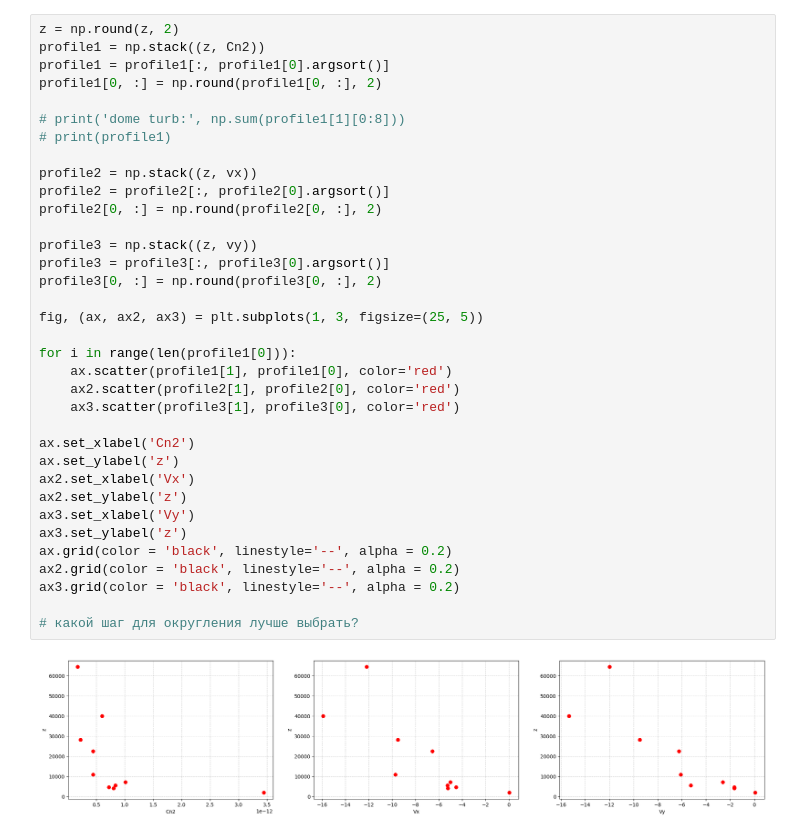
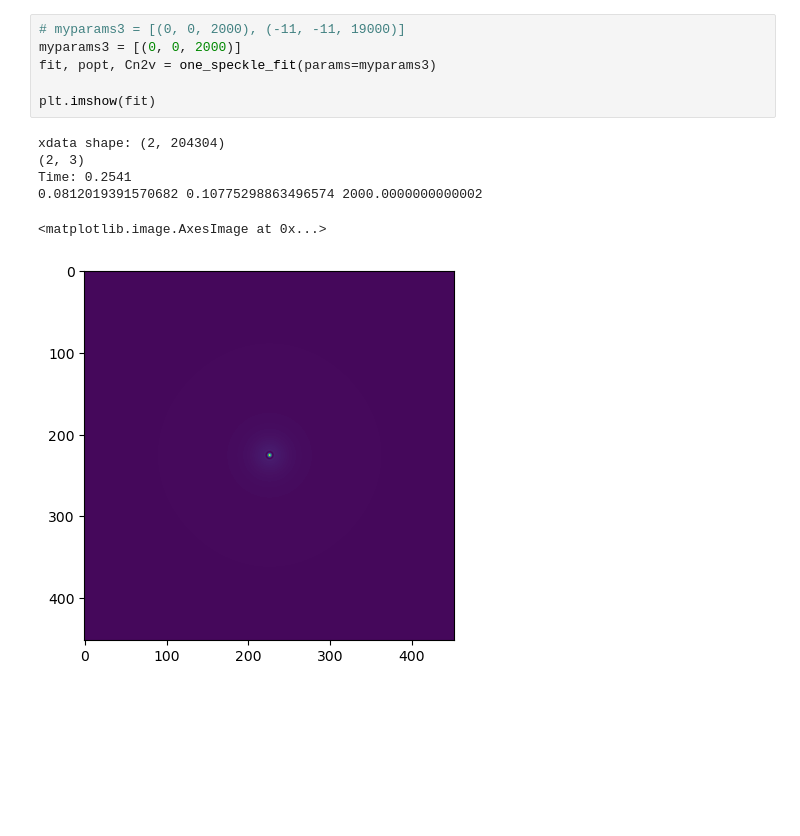
Before and after one commit to AntonMate/domecam, a Jupyter notebook: curvefitting_se.ipynb, the cells around one changed output. Drawn from its saved outputs; the diff is of its cells as text; blank space fills up the shorter version.

```diff
--- a/curvefitting_se.ipynb
+++ b/curvefitting_se.ipynb
@@ -346,38 +281,14 @@ seeing, arcsec: 4.37
-# %%
-z = np.round(z, 2)
-profile1 = np.stack((z, Cn2))
-profile1 = profile1[:, profile1[0].argsort()]
-profile1[0, :] = np.round(profile1[0, :], 2)
-
-# print('dome turb:', np.sum(profile1[1][0:8]))
-# print(profile1)
-
-profile2 = np.stack((z, vx))
-profile2 = profile2[:, profile2[0].argsort()]
-profile2[0, :] = np.round(profile2[0, :], 2)
-
-profile3 = np.stack((z, vy))
-profile3 = profile3[:, profile3[0].argsort()]
-profile3[0, :] = np.round(profile3[0, :], 2)
-
-fig, (ax, ax2, ax3) = plt.subplots(1, 3, figsize=(25, 5))
-
-for i in range(len(profile1[0])):
-    ax.scatter(profile1[1], profile1[0], color='red')
-    ax2.scatter(profile2[1], profile2[0], color='red')
-    ax3.scatter(profile3[1], profile3[0], color='red')
-
-ax.set_xlabel('Cn2')
-ax.set_ylabel('z')
-ax2.set_xlabel('Vx')
-ax2.set_ylabel('z')
-ax3.set_xlabel('Vy')
-ax3.set_ylabel('z')
-ax.grid(color = 'black', linestyle='--', alpha = 0.2)
-ax2.grid(color = 'black', linestyle='--', alpha = 0.2)
-ax3.grid(color = 'black', linestyle='--', alpha = 0.2)
-
-# какой шаг для округления лучше выбрать?
-# %% [output]
-[figure, removed]
+# %%
+# myparams3 = [(0, 0, 2000), (-11, -11, 19000)]
+myparams3 = [(0, 0, 2000)]
+fit, popt, Cn2v = one_speckle_fit(params=myparams3)
+
+plt.imshow(fit)
+# %% [output]
+xdata shape: (2, 204304)
+(2, 3)
+Time: 0.2541
+0.0812019391570682 0.10775298863496574 2000.0000000000002
+<matplotlib.image.AxesImage at 0x...>
+[figure, added]
 # %%
```
Also changed, not shown: parts of 10 cells of this notebook.
